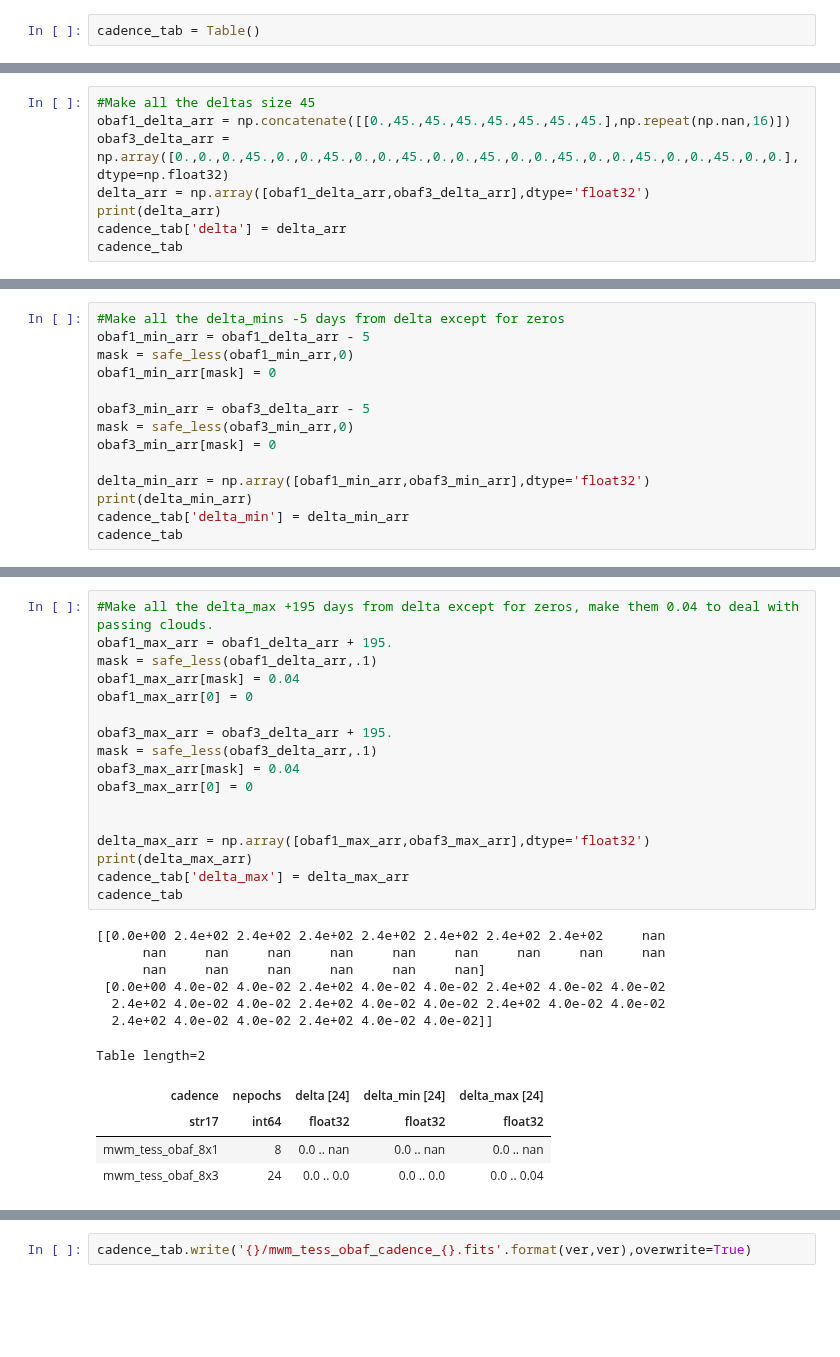
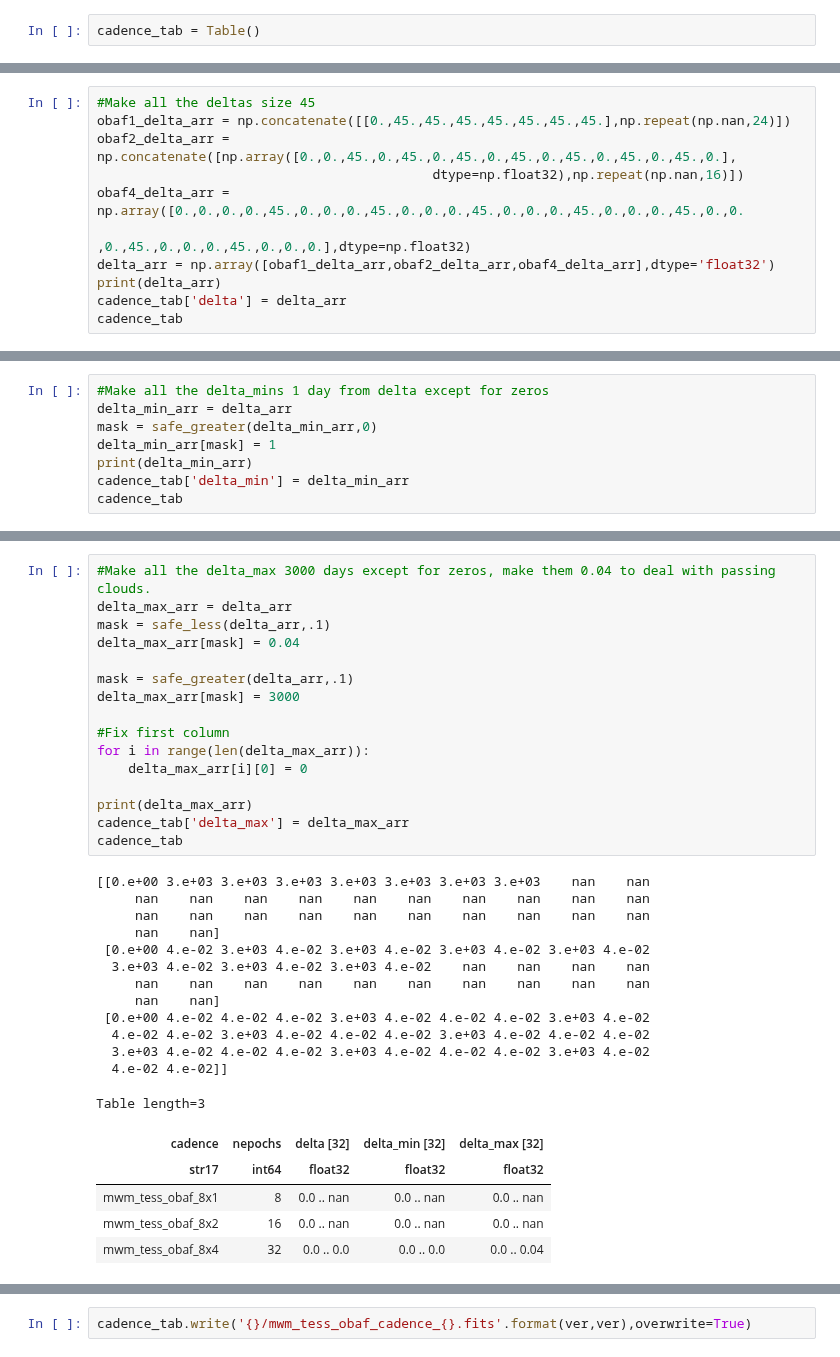
Before and after one commit to William-Zhang-R/SDSS-V-SimTargets, a Jupyter notebook: allsky/TESS OBAF.ipynb, the cells around one changed output, grey strips where cells are left out. Cells and saved outputs as stored; diff of their text form; blank space fills up the shorter version.

```diff
--- a/allsky/TESS OBAF.ipynb
+++ b/allsky/TESS OBAF.ipynb
@@ -167,8 +219,11 @@ Table length=2
 # %%
 #Make all the deltas size 45
-obaf1_delta_arr = np.concatenate([[0.,45.,45.,45.,45.,45.,45.,45.],np.repeat(np.nan,16)])
-obaf3_delta_arr = np.array([0.,0.,0.,45.,0.,0.,45.,0.,0.,45.,0.,0.,45.,0.,0.,45.,0.,0.,45.,0.,0.,45.,0.,0.],dtype=np.float32)
-delta_arr = np.array([obaf1_delta_arr,obaf3_delta_arr],dtype='float32')
+obaf1_delta_arr = np.concatenate([[0.,45.,45.,45.,45.,45.,45.,45.],np.repeat(np.nan,24)])
+obaf2_delta_arr = np.concatenate([np.array([0.,0.,45.,0.,45.,0.,45.,0.,45.,0.,45.,0.,45.,0.,45.,0.],
+                                           dtype=np.float32),np.repeat(np.nan,16)])
+obaf4_delta_arr = np.array([0.,0.,0.,0.,45.,0.,0.,0.,45.,0.,0.,0.,45.,0.,0.,0.,45.,0.,0.,0.,45.,0.,0.
+                                            ,0.,45.,0.,0.,0.,45.,0.,0.,0.],dtype=np.float32)
+delta_arr = np.array([obaf1_delta_arr,obaf2_delta_arr,obaf4_delta_arr],dtype='float32')
 print(delta_arr)
 cadence_tab['delta'] = delta_arr
 cadence_tab
@@ -185,14 +243,8 @@ Table length=2
 # %%
-#Make all the delta_mins -5 days from delta except for zeros
-obaf1_min_arr = obaf1_delta_arr - 5
-mask = safe_less(obaf1_min_arr,0)
-obaf1_min_arr[mask] = 0
-
-obaf3_min_arr = obaf3_delta_arr - 5
-mask = safe_less(obaf3_min_arr,0)
-obaf3_min_arr[mask] = 0
-
-delta_min_arr = np.array([obaf1_min_arr,obaf3_min_arr],dtype='float32')
+#Make all the delta_mins 1 day from delta except for zeros
+delta_min_arr = delta_arr
+mask = safe_greater(delta_min_arr,0)
+delta_min_arr[mask] = 1
 print(delta_min_arr)
 cadence_tab['delta_min'] = delta_min_arr
 cadence_tab
@@ -209,31 +264,37 @@ Table length=2
 # %%
-#Make all the delta_max +195 days from delta except for zeros, make them 0.04 to deal with passing clouds.
-obaf1_max_arr = obaf1_delta_arr + 195.
-mask = safe_less(obaf1_delta_arr,.1)
-obaf1_max_arr[mask] = 0.04
-obaf1_max_arr[0] = 0
+#Make all the delta_max 3000 days except for zeros, make them 0.04 to deal with passing clouds.
+delta_max_arr = delta_arr
+mask = safe_less(delta_arr,.1)
+delta_max_arr[mask] = 0.04
 
-obaf3_max_arr = obaf3_delta_arr + 195.
-mask = safe_less(obaf3_delta_arr,.1)
-obaf3_max_arr[mask] = 0.04
-obaf3_max_arr[0] = 0
+mask = safe_greater(delta_arr,.1)
+delta_max_arr[mask] = 3000
 
+#Fix first column
+for i in range(len(delta_max_arr)):
+    delta_max_arr[i][0] = 0
 
-delta_max_arr = np.array([obaf1_max_arr,obaf3_max_arr],dtype='float32')
 print(delta_max_arr)
 cadence_tab['delta_max'] = delta_max_arr
 cadence_tab
 # %% [output]
-[[0.0e+00 2.4e+02 2.4e+02 2.4e+02 2.4e+02 2.4e+02 2.4e+02 2.4e+02     nan
-      nan     nan     nan     nan     nan     nan     nan     nan     nan
-      nan     nan     nan     nan     nan     nan]
- [0.0e+00 4.0e-02 4.0e-02 2.4e+02 4.0e-02 4.0e-02 2.4e+02 4.0e-02 4.0e-02
-  2.4e+02 4.0e-02 4.0e-02 2.4e+02 4.0e-02 4.0e-02 2.4e+02 4.0e-02 4.0e-02
-  2.4e+02 4.0e-02 4.0e-02 2.4e+02 4.0e-02 4.0e-02]]
+[[0.e+00 3.e+03 3.e+03 3.e+03 3.e+03 3.e+03 3.e+03 3.e+03    nan    nan
+     nan    nan    nan    nan    nan    nan    nan    nan    nan    nan
+     nan    nan    nan    nan    nan    nan    nan    nan    nan    nan
+     nan    nan]
+ [0.e+00 4.e-02 3.e+03 4.e-02 3.e+03 4.e-02 3.e+03 4.e-02 3.e+03 4.e-02
+  3.e+03 4.e-02 3.e+03 4.e-02 3.e+03 4.e-02    nan    nan    nan    nan
+     nan    nan    nan    nan    nan    nan    nan    nan    nan    nan
+     nan    nan]
+ [0.e+00 4.e-02 4.e-02 4.e-02 3.e+03 4.e-02 4.e-02 4.e-02 3.e+03 4.e-02
+  4.e-02 4.e-02 3.e+03 4.e-02 4.e-02 4.e-02 3.e+03 4.e-02 4.e-02 4.e-02
+  3.e+03 4.e-02 4.e-02 4.e-02 3.e+03 4.e-02 4.e-02 4.e-02 3.e+03 4.e-02
+  4.e-02 4.e-02]]
-Table length=2
+Table length=3
-| cadence | nepochs | delta [24] | delta_min [24] | delta_max [24] |
+| cadence | nepochs | delta [32] | delta_min [32] | delta_max [32] |
 | str17 | int64 | float32 | float32 | float32 |
 | mwm_tess_obaf_8x1 | 8 | 0.0 .. nan | 0.0 .. nan | 0.0 .. nan |
-| mwm_tess_obaf_8x3 | 24 | 0.0 .. 0.0 | 0.0 .. 0.0 | 0.0 .. 0.04 |
+| mwm_tess_obaf_8x2 | 16 | 0.0 .. nan | 0.0 .. nan | 0.0 .. nan |
+| mwm_tess_obaf_8x4 | 32 | 0.0 .. 0.0 | 0.0 .. 0.0 | 0.0 .. 0.04 |
 # %%
 #Make all the lunations size 24
```
Also changed, not shown: parts of 18 cells of this notebook, 11 other files.
